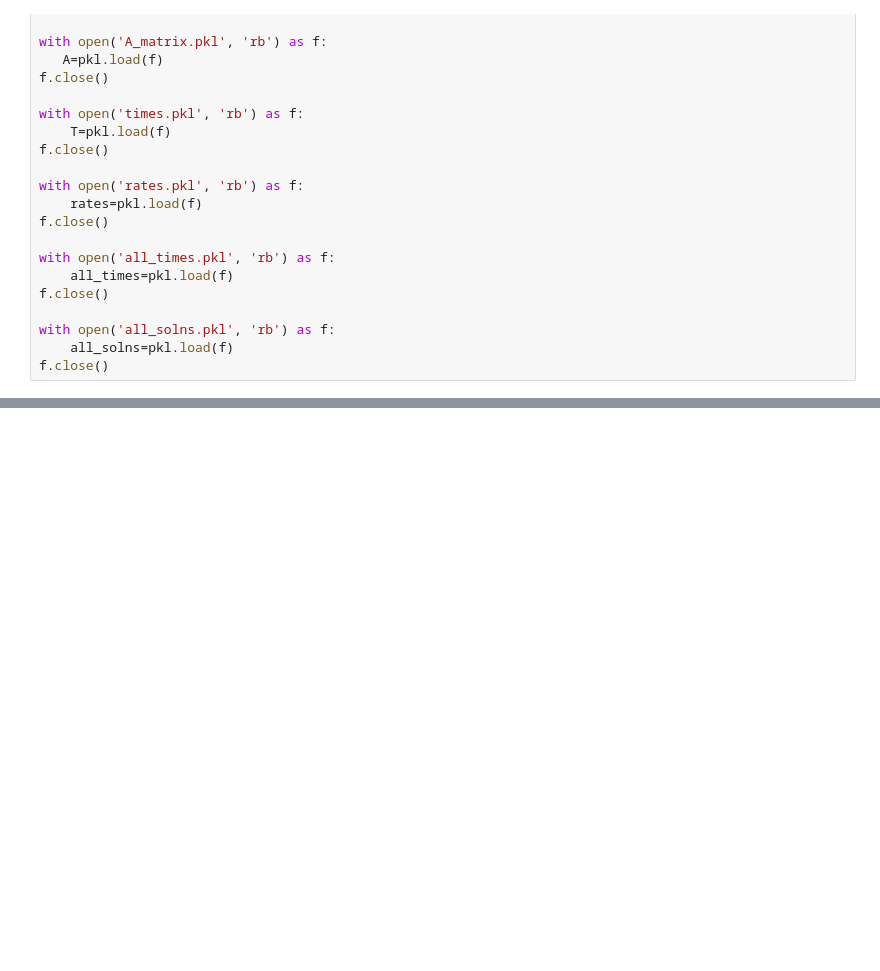
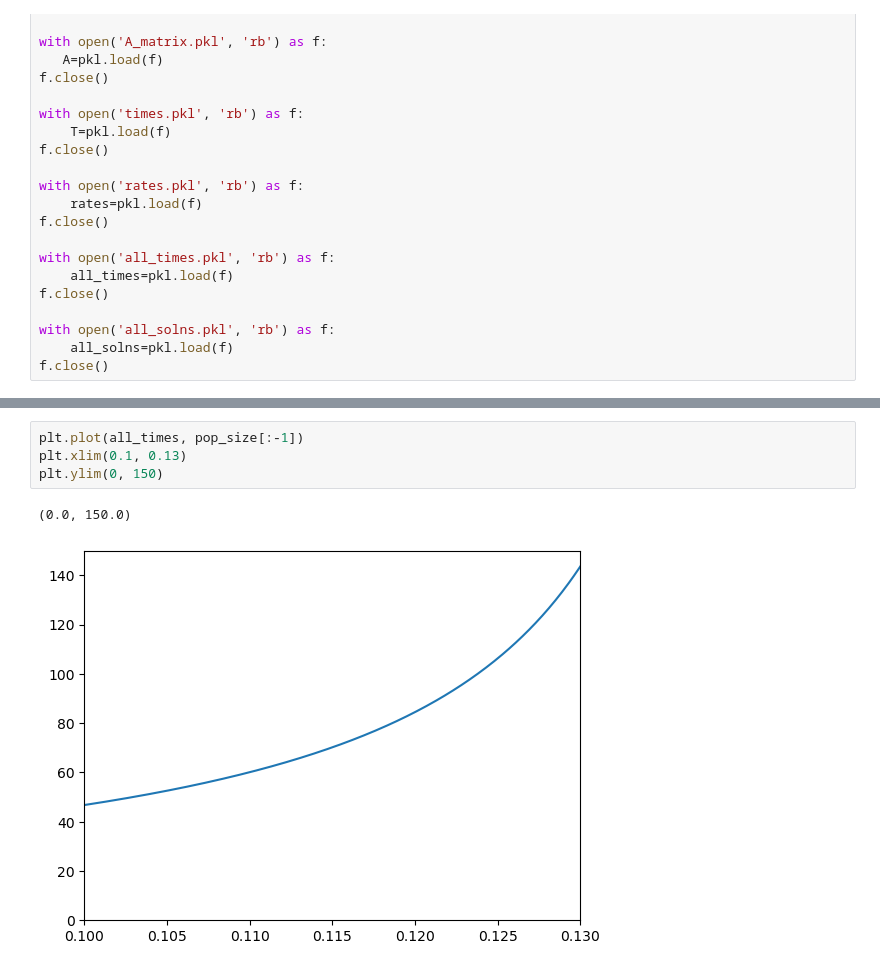
Before and after one commit to sdebesai7/eco_nucleation, a Jupyter notebook: EcologicalNucleationPlots.ipynb, the cells around one changed output, grey strips where cells are left out. Drawn from its saved outputs; the diff is of its cells as text; blank space fills up the shorter version.

```diff
--- a/EcologicalNucleationPlots.ipynb
+++ b/EcologicalNucleationPlots.ipynb
@@ -54,0 +52,7 @@ ax.legend(bbox_to_anchor=[1, 1.05], loc='upper left')
+# %%
+plt.plot(all_times, pop_size[:-1])
+plt.xlim(0.1, 0.13)
+plt.ylim(0, 150)
+# %% [output]
+(0.0, 150.0)
+[figure, added]
```
Also changed, not shown: parts of 2 cells of this notebook, 7 other files.
